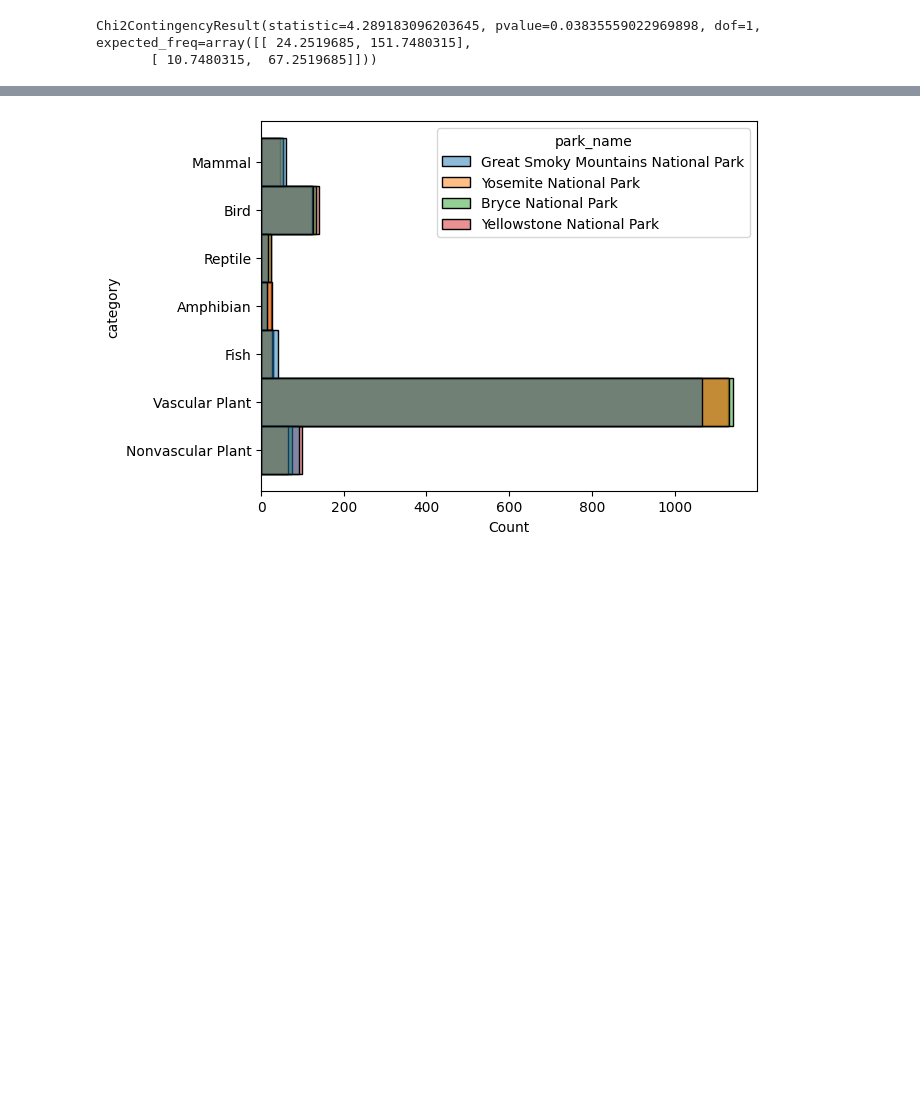
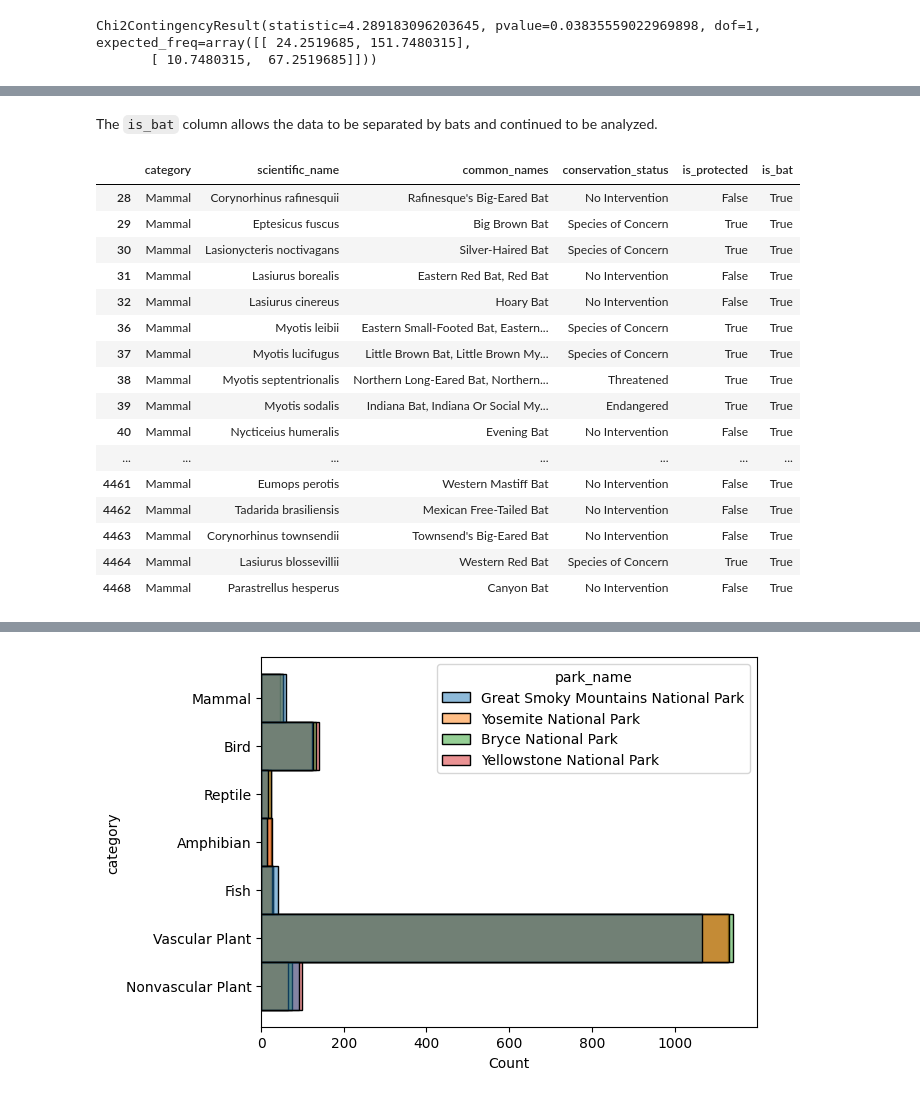
Before and after one commit to jayoung26/Biodiversity_in_National_Parks, a Jupyter notebook: biodiversity.ipynb, the cells around one changed output, grey strips where cells are left out. Drawn from its saved outputs; the diff is of its cells as text; code cells hidden in the pictures; blank space fills up the shorter version.

```diff
--- a/biodiversity.ipynb
+++ b/biodiversity.ipynb
@@ -218,0 +308,22 @@ AttributeError: 'dict' object has no attribute 'max'
+# %% [markdown]
+The `is_bat` column allows the data to be separated by bats and continued to be analyzed.
+# %%
+species[species.is_bat]
+# %% [output]
+|  | category | scientific_name | common_names | conservation_status | is_protected | is_bat |
+| 28 | Mammal | Corynorhinus rafinesquii | Rafinesque's Big-Eared Bat | No Intervention | False | True |
+| 29 | Mammal | Eptesicus fuscus | Big Brown Bat | Species of Concern | True | True |
+| 30 | Mammal | Lasionycteris noctivagans | Silver-Haired Bat | Species of Concern | True | True |
+| 31 | Mammal | Lasiurus borealis | Eastern Red Bat, Red Bat | No Intervention | False | True |
+| 32 | Mammal | Lasiurus cinereus | Hoary Bat | No Intervention | False | True |
+| 36 | Mammal | Myotis leibii | Eastern Small-Footed Bat, Eastern... | Species of Concern | True | True |
+| 37 | Mammal | Myotis lucifugus | Little Brown Bat, Little Brown My... | Species of Concern | True | True |
+| 38 | Mammal | Myotis septentrionalis | Northern Long-Eared Bat, Northern... | Threatened | True | True |
+| 39 | Mammal | Myotis sodalis | Indiana Bat, Indiana Or Social My... | Endangered | True | True |
+| 40 | Mammal | Nycticeius humeralis | Evening Bat | No Intervention | False | True |
+| ... | ... | ... | ... | ... | ... | ... |
+| 4461 | Mammal | Eumops perotis | Western Mastiff Bat | No Intervention | False | True |
+| 4462 | Mammal | Tadarida brasiliensis | Mexican Free-Tailed Bat | No Intervention | False | True |
+| 4463 | Mammal | Corynorhinus townsendii | Townsend's Big-Eared Bat | No Intervention | False | True |
+| 4464 | Mammal | Lasiurus blossevillii | Western Red Bat | Species of Concern | True | True |
+| 4468 | Mammal | Parastrellus hesperus | Canyon Bat | No Intervention | False | True |
```
Also changed, not shown: parts of 38 cells of this notebook.
